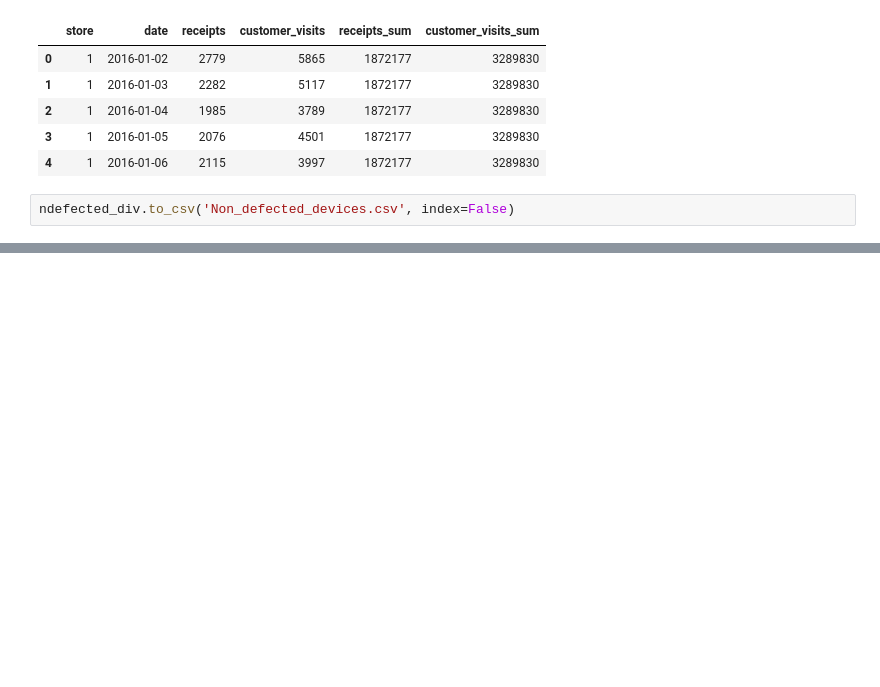
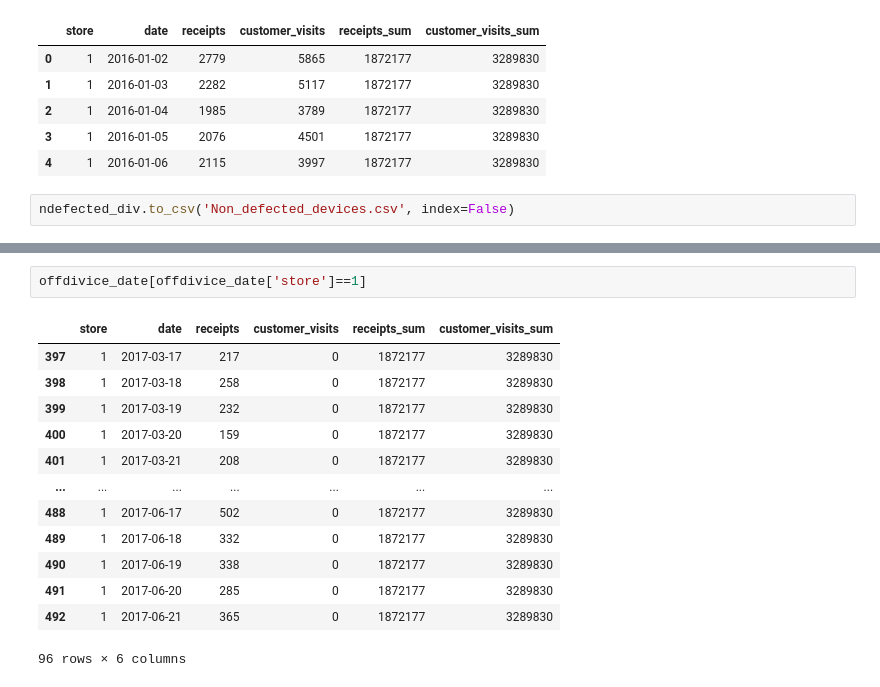
Before and after one commit to Mahdieh31/Assignment, a Jupyter notebook: Assignment1 (2).ipynb, the cells around one changed output, grey strips where cells are left out. Saved outputs shown, nothing was run; the diff lists cells and outputs as text; blank space fills up the shorter version.

```diff
--- a/Assignment1 (2).ipynb
+++ b/Assignment1 (2).ipynb
@@ -104,0 +138,16 @@ ndefected_div.to_csv('Non_defected_devices.csv', index=False)
+# %%
+offdivice_date[offdivice_date['store']==1]
+# %% [output]
+|  | store | date | receipts | customer_visits | receipts_sum | customer_visits_sum |
+| 397 | 1 | 2017-03-17 | 217 | 0 | 1872177 | 3289830 |
+| 398 | 1 | 2017-03-18 | 258 | 0 | 1872177 | 3289830 |
+| 399 | 1 | 2017-03-19 | 232 | 0 | 1872177 | 3289830 |
+| 400 | 1 | 2017-03-20 | 159 | 0 | 1872177 | 3289830 |
+| 401 | 1 | 2017-03-21 | 208 | 0 | 1872177 | 3289830 |
+| ... | ... | ... | ... | ... | ... | ... |
+| 488 | 1 | 2017-06-17 | 502 | 0 | 1872177 | 3289830 |
+| 489 | 1 | 2017-06-18 | 332 | 0 | 1872177 | 3289830 |
+| 490 | 1 | 2017-06-19 | 338 | 0 | 1872177 | 3289830 |
+| 491 | 1 | 2017-06-20 | 285 | 0 | 1872177 | 3289830 |
+| 492 | 1 | 2017-06-21 | 365 | 0 | 1872177 | 3289830 |
+96 rows × 6 columns
```
Also changed, not shown: parts of 7 cells of this notebook.
